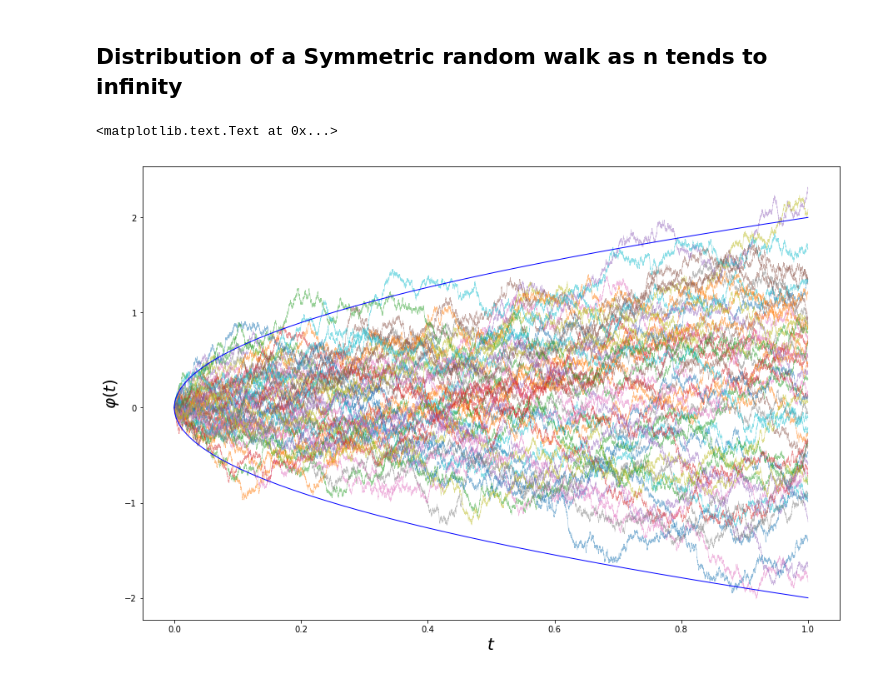
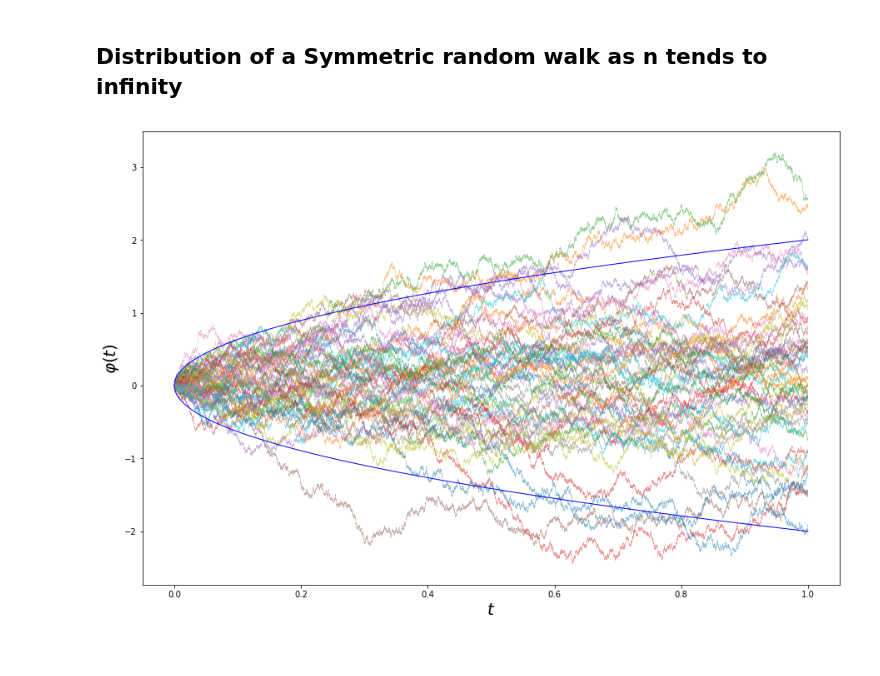
Before and after one commit to gerdm/TGMAFFIRO, a Jupyter notebook: notebooks/graphics.ipynb, the cells around one changed output. Cells and saved outputs as stored; diff of their text form; code cells hidden in the pictures.

Commit message:
Cleaning latex code and images

```diff
--- a/notebooks/graphics.ipynb
+++ b/notebooks/graphics.ipynb
@@ -87,20 +69,19 @@ Please add the following lines to your LaTeX preamble:
 # %% [markdown]
 ## Distribution of a Symmetric random walk as n tends to infinity
 # %%
-%matplotlib inline
 seed(1707)
-partitions = 9000
+partitions = 90000
 plt.figure(figsize=(15,10))
 for i in range(50):
     x = np.linspace(0, 1, partitions+1)
     wn = scaled_random_walk(partitions, 1)
-    plt.plot(x, wn, linewidth=0.5, alpha=0.5)
+    plt.plot(x, wn, linewidth=0.3, alpha=0.5)
 
 plt.plot(x, 2*np.sqrt(x), color="blue", linewidth=1)
 plt.plot(x, -2*np.sqrt(x), color="blue", linewidth=1)
 plt.xlabel("$t$", fontsize=20)
 plt.ylabel(r"$\varphi(t)$", fontsize=20)
-#plt.savefig("../images/bm.pdf")
+plt.savefig("../images/bm.pdf")
+plt.show()
 # %% [output]
-<matplotlib.text.Text at 0x...>
-[figure, old version]
+[figure, new version]
```
Also changed, not shown: parts of 4 cells of this notebook, 6 other files.
